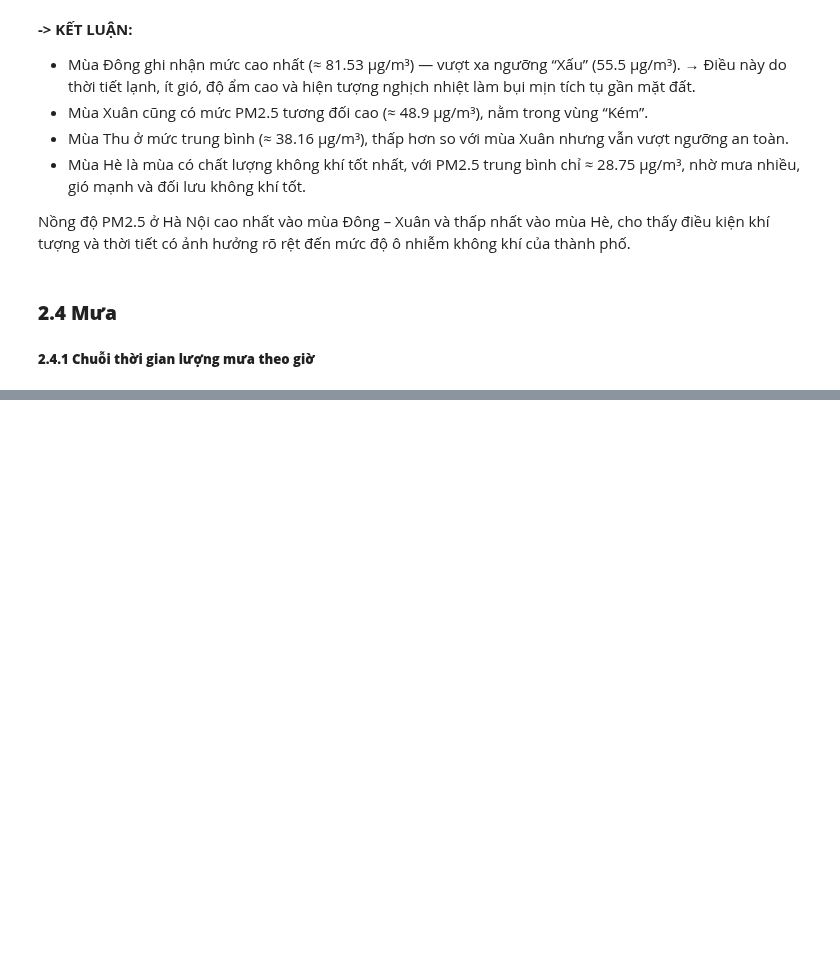
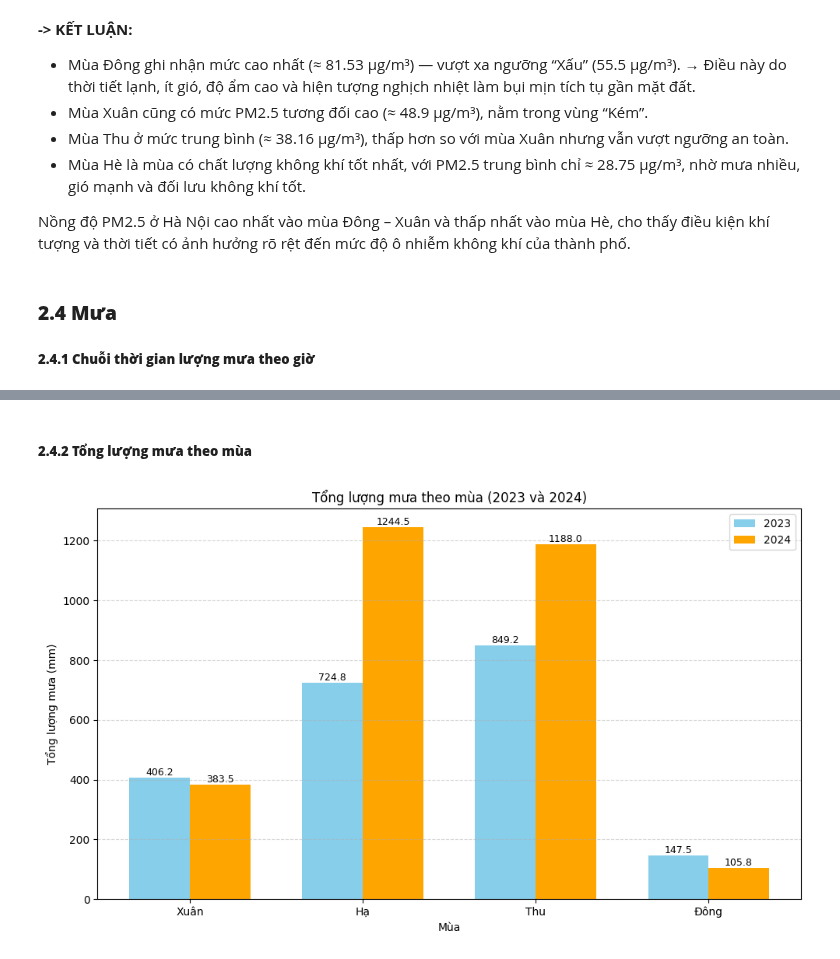
Before and after one commit to HoangHumg1210/Air_Quality-Analysis_HN, a Jupyter notebook: data/Exploratory Data Analysis.ipynb, the cells around one changed output, grey strips where cells are left out. Drawn from its saved outputs; the diff is of its cells as text; code cells hidden in the pictures; blank space fills up the shorter version.

```diff
--- a/data/Exploratory Data Analysis.ipynb
+++ b/data/Exploratory Data Analysis.ipynb
@@ -302,2 +340,17 @@ df_2.head(2)
+# %%
+
+winter_months = [11, 12, 1]
+spring_months = [2, 3, 4]
+summer_months = [5, 6, 7]
+autumn_months = [8, 9, 10]
+
+years = [2023, 2024]
+
+seasons = {
+    'Xuân': [2, 3, 4],
+    'Hạ': [5, 6, 7],
+    'Thu': [8, 9, 10],
+    'Đông': [11, 12, 1]
+}
 # %%
 
@@ -331,29 +383,39 @@ print("Annual Precipitation:", annual_total_precipitation, "mm")
+# %% [markdown]
+##### **2.4.2 Tổng lượng mưa theo mùa**
 # %%
 
-# Define seasons
-seasons = {
-    'Spring': [2, 3, 4],
-    'Summer': [5, 6, 7],
-    'Autumn': [8, 9, 10],
-    'Winter': [11, 12, 1]
+seasonal_precipitation_by_year = {
+    year: {
+        season: df.loc[(df.index.year == year) & (df.index.month.isin(months)), 'Precipitation'].sum()
+        for season, months in seasons.items()
+    }
+    for year in years
 }
 
-# Group data by season and calculate total precipitation for each season
-seasonal_precipitation = {}
-for season, months in seasons.items():
-    seasonal_precipitation[season] = df.loc[df.index.month.isin(months), 'Precipitation'].sum()
+seasons_list = list(seasons.keys())
+values_2023 = [seasonal_precipitation_by_year[2023][s] for s in seasons_list]
+values_2024 = [seasonal_precipitation_by_year[2024][s] for s in seasons_list]
 
-# Plot the total precipitation for each season
+x = range(len(seasons_list))
+bar_width = 0.35
+
 plt.figure(figsize=(10, 6))
-bars = plt.bar(seasonal_precipitation.keys(), seasonal_precipitation.values(), color='darkblue')
-plt.title('Total Precipitation per Season ')
-plt.xlabel('Season')
-plt.ylabel('Total Precipitation (mm)')
+plt.bar([i - bar_width/2 for i in x], values_2023, width=bar_width, color='skyblue', label='2023')
+plt.bar([i + bar_width/2 for i in x], values_2024, width=bar_width, color='orange', label='2024')
 
-# Annotate the bars with the total precipitation values for each season
-for bar in bars:
-    height = bar.get_height()
-    plt.text(bar.get_x() + bar.get_width() / 2, height, round(height, 2),
-             ha='center', va='bottom')
+plt.xticks(x, seasons_list)
+plt.title('Tổng lượng mưa theo mùa (2023 và 2024)')
+plt.xlabel('Mùa')
+plt.ylabel('Tổng lượng mưa (mm)')
+plt.legend()
+plt.grid(axis='y', linestyle='--', alpha=0.5)
 
+for i, val in enumerate(values_2023):
+    plt.text(i - bar_width/2, val, round(val, 1), ha='center', va='bottom', fontsize=9)
+for i, val in enumerate(values_2024):
+    plt.text(i + bar_width/2, val, round(val, 1), ha='center', va='bottom', fontsize=9)
+
+plt.tight_layout()
 plt.show()
+# %% [output]
+[figure, added]
```
Also changed, not shown: parts of 36 cells of this notebook, 1 other file.
